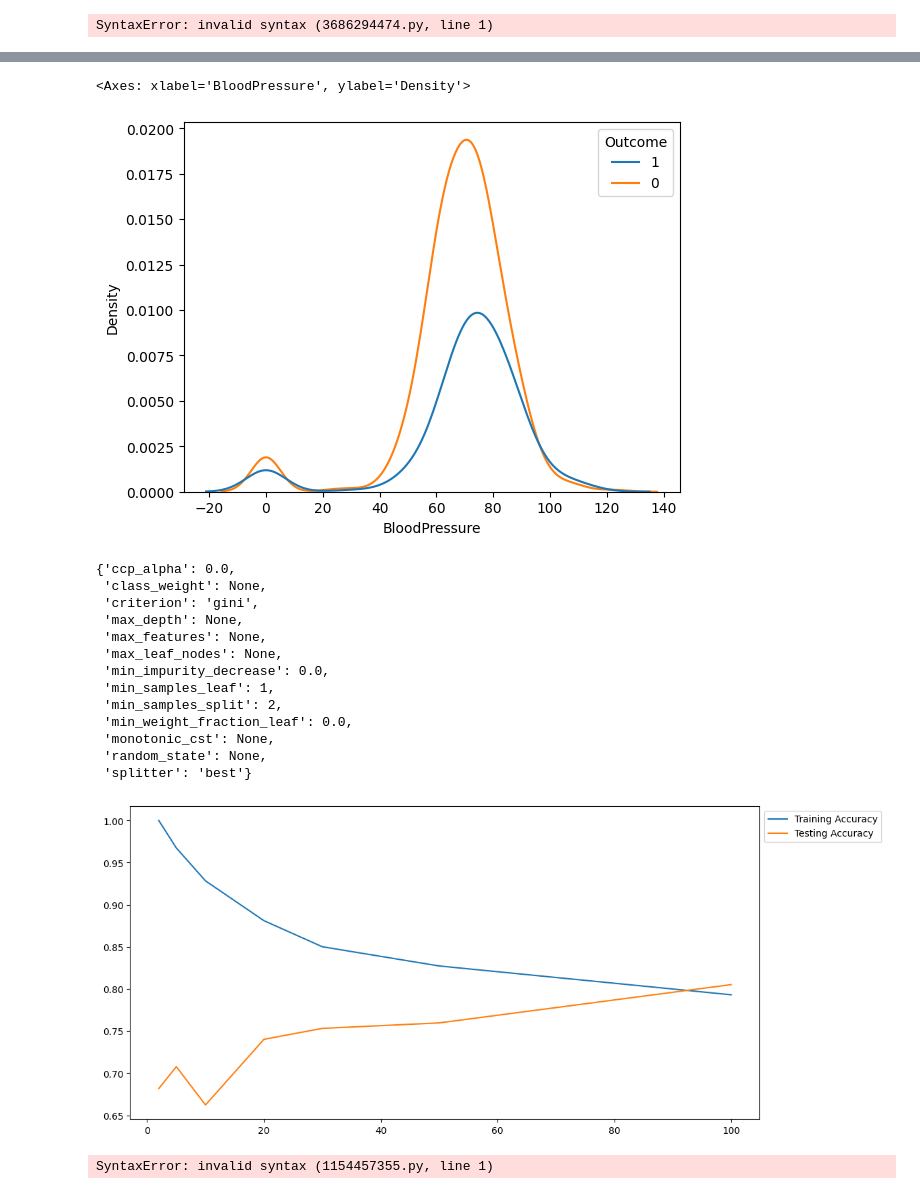
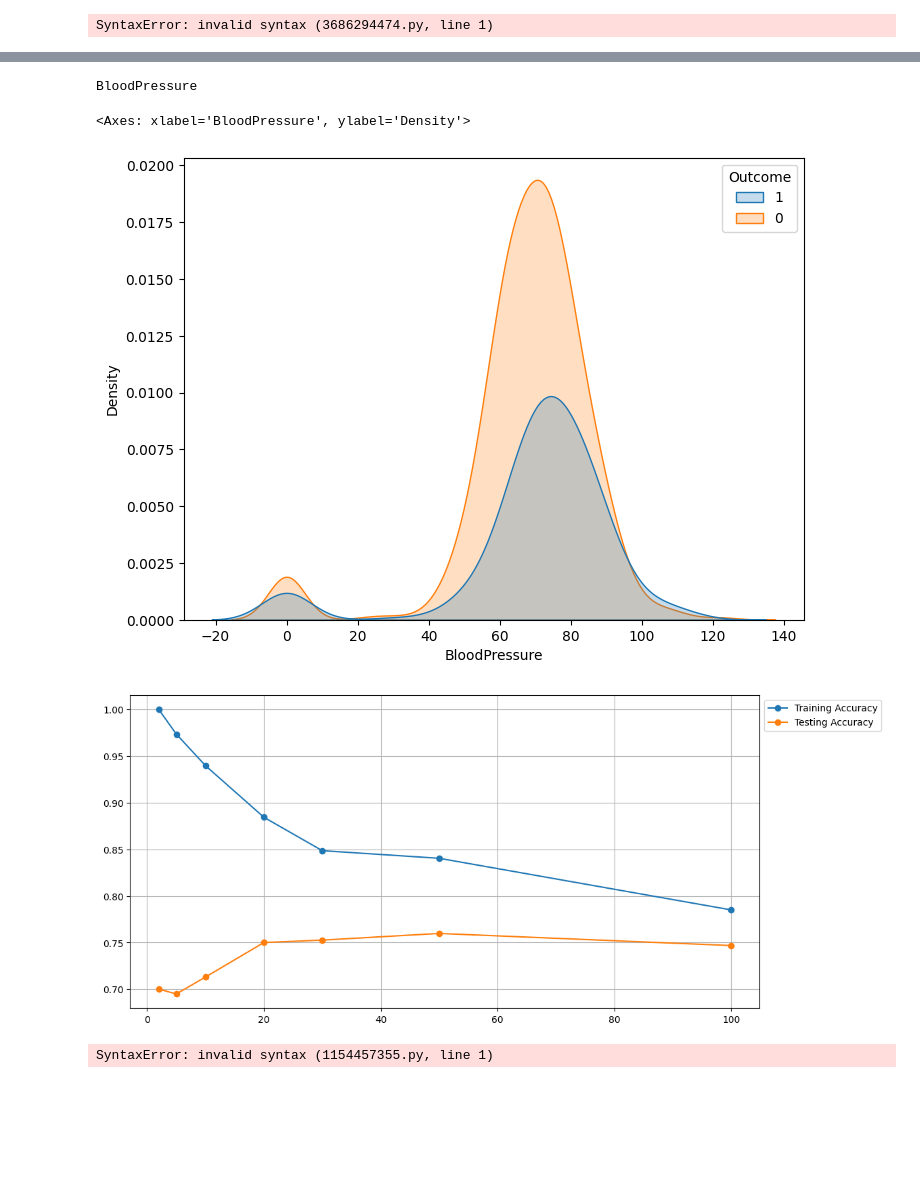
Before and after one commit to stfp04/Homework1, a Jupyter notebook: homework1.ipynb, the cells around one changed output, grey strips where cells are left out. Drawn from its saved outputs; the diff is of its cells as text; code cells hidden in the pictures; blank space fills up the shorter version.

```diff
--- a/homework1.ipynb
+++ b/homework1.ipynb
@@ -71,53 +72,43 @@ sns.kdeplot(data=df, x=best_feature, hue='Outcome')
 # %%
-sns.kdeplot(data=df, x=worst_feature, hue='Outcome')
+print(worst_feature)
+plt.figure(figsize=(8,6))
+sns.kdeplot(data=df, x=worst_feature, hue='Outcome', fill=True)
 # %% [output]
-<Axes: xlabel='BloodPressure', ylabel='Density'>
+BloodPressure
+<Axes: xlabel='BloodPressure', ylabel='Density'>
-[figure, old version]
+[figure, new version]
 # %%
 Exercício 2
-# %%
-X_train, X_test, y_train, y_test = train_test_split(X, y, train_size=0.8, random_state=1)
-model = tree.DecisionTreeClassifier()
-# %% [output]
-{'ccp_alpha': 0.0,
- 'class_weight': None,
- 'criterion': 'gini',
- 'max_depth': None,
- 'max_features': None,
- 'max_leaf_nodes': None,
- 'min_impurity_decrease': 0.0,
- 'min_samples_leaf': 1,
- 'min_samples_split': 2,
- 'min_weight_fraction_leaf': 0.0,
- 'monotonic_cst': None,
- 'random_state': None,
- 'splitter': 'best'}
 # %%
 min_spl_param = [2, 5, 10, 20, 30, 50, 100]
 accuracy_training = []
 accuracy_testing = []
+number_of_runs = 10
+
+X_train, X_test, y_train, y_test = train_test_split(X, y, train_size=0.8, random_state=1, stratify=y)
 
 for param in min_spl_param:
     model = tree.DecisionTreeClassifier(min_samples_split=param)
-    model.fit(X_train, y_train)
-    y_test_pred = model.predict(X_test)
-    y_train_pred = model.predict(X_train)
+    training_accuracy, testing_accuracy = 0, 0
+    for run in range(number_of_runs):
+        model.fit(X_train, y_train)
 
-    accuracy_training.append(metrics.accuracy_score(y_train, y_train_pred))
-    accuracy_testing.append(metrics.accuracy_score(y_test, y_test_pred))
+        y_train_pred = model.predict(X_train)
+        training_accuracy += metrics.accuracy_score(y_train, y_train_pred) / number_of_runs
 
-adf = pd.DataFrame({
-    "Min Sample Param": min_spl_param,
-    "Accuracy Training": accuracy_training,
-    "Accuracy Testing": accuracy_testing
-})
+        y_test_pred = model.predict(X_test)
+        testing_accuracy += metrics.accuracy_score(y_test, y_test_pred) / number_of_runs
+
+    accuracy_training.append(training_accuracy)
+    accuracy_testing.append(testing_accuracy)
 
 plt.figure(figsize=(12, 6))
-plt.plot(min_spl_param, accuracy_training, label='Training Accuracy')
-plt.plot(min_spl_param, accuracy_testing, label='Testing Accuracy')
+plt.plot(min_spl_param, accuracy_training, label='Training Accuracy', marker='o')
+plt.plot(min_spl_param, accuracy_testing, label='Testing Accuracy', marker='o')
+plt.grid(True)
 plt.legend(bbox_to_anchor=(1, 1), loc=2)
 plt.show()
 # %% [output]
-[figure, old version]
+[figure, new version]
 # %%
 Exercício 3
```
Also changed, not shown: parts of 5 cells of this notebook.
